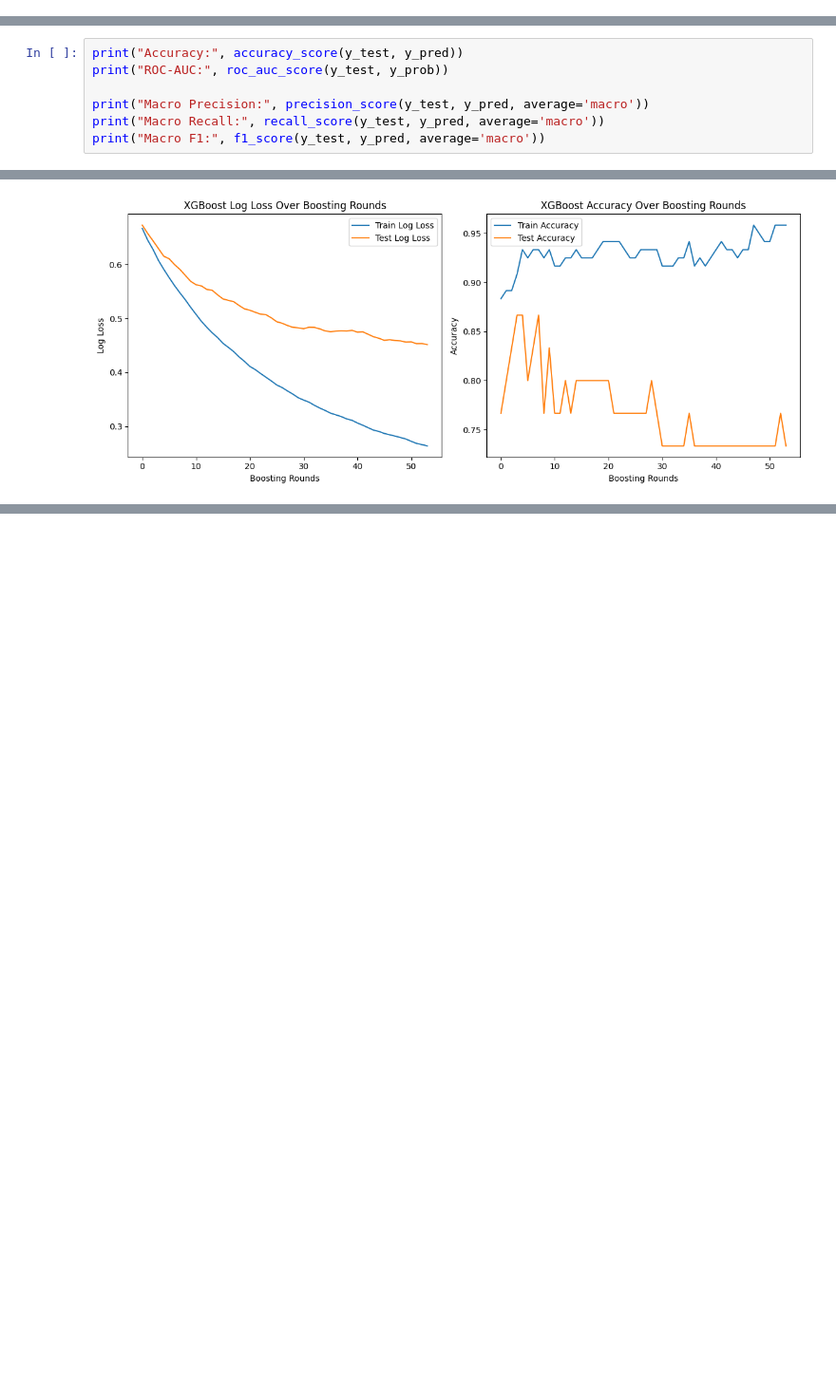
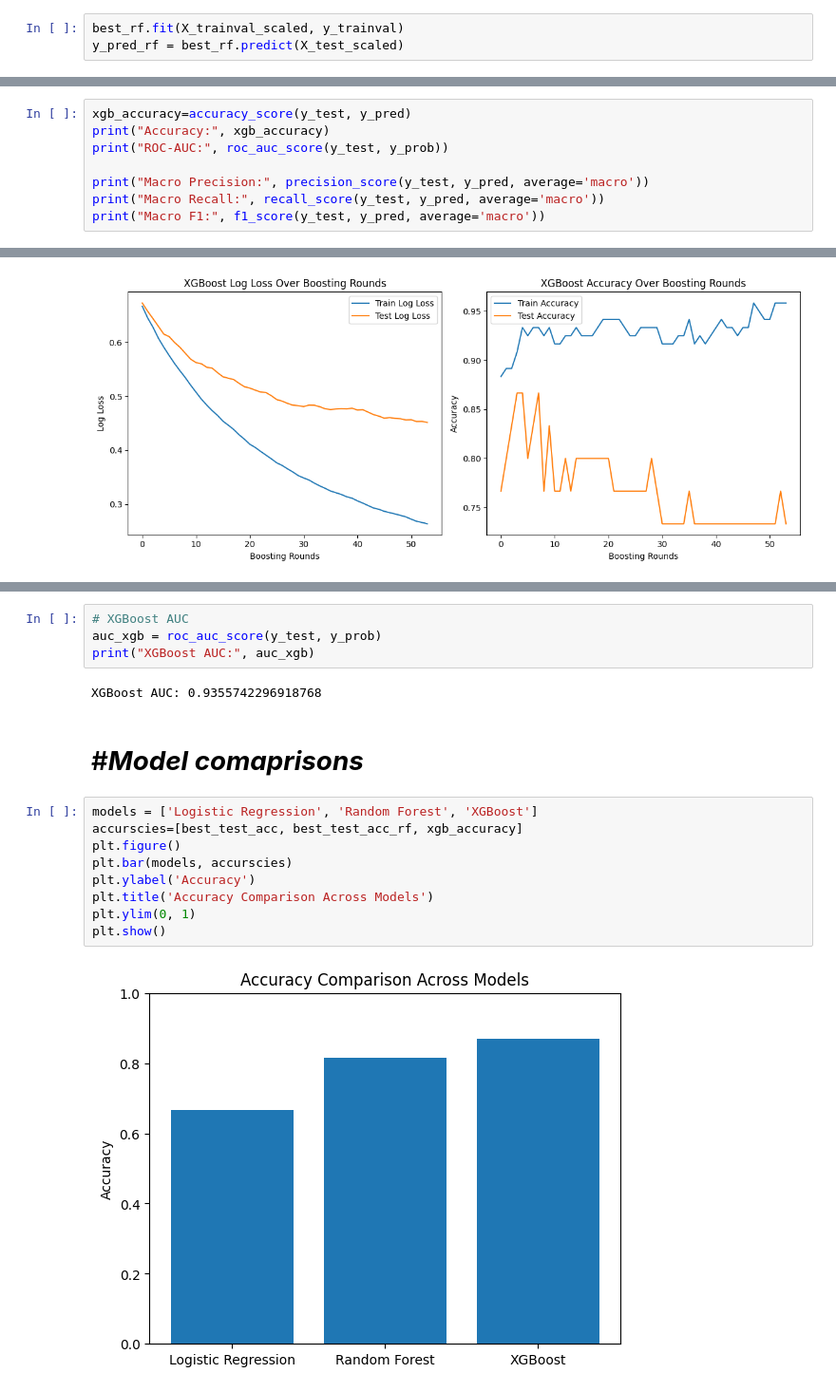
Before and after one commit to Dominic-George/Predicting-climate-linked-vector-borne-disease-outbreaks, a Jupyter notebook: Final_projject_5.ipynb, the cells around one changed output, grey strips where cells are left out. Shown at 95% size. Cells and saved outputs as stored; diff of their text form; blank space fills up the shorter version.

```diff
--- a/Final_projject_5.ipynb
+++ b/Final_projject_5.ipynb
@@ -1221,3 +1291,6 @@ Random Forest – Classification Report
    macro avg       0.87      0.86      0.87        38
 weighted avg       0.87      0.87      0.87        38
 [figure]
+# %%
+best_rf.fit(X_trainval_scaled, y_trainval)
+y_pred_rf = best_rf.predict(X_test_scaled)
@@ -1301,7 +1489,8 @@ best_threshold = thresholds[np.argmax(f1_scores)]
 
 y_pred = (y_prob >= best_threshold).astype(int)
 # %%
-print("Accuracy:", accuracy_score(y_test, y_pred))
+xgb_accuracy=accuracy_score(y_test, y_pred)
+print("Accuracy:", xgb_accuracy)
 print("ROC-AUC:", roc_auc_score(y_test, y_prob))
 
 print("Macro Precision:", precision_score(y_test, y_pred, average='macro'))
@@ -1367,0 +1598,19 @@ weighted avg       0.88      0.87      0.87        38
+# %%
+# XGBoost AUC
+auc_xgb = roc_auc_score(y_test, y_prob)
+print("XGBoost AUC:", auc_xgb)
+# %% [output]
+XGBoost AUC: 0.9355742296918768
+# %% [markdown]
+# #***Model comaprisons***
+# %%
+models = ['Logistic Regression', 'Random Forest', 'XGBoost']
+accurscies=[best_test_acc, best_test_acc_rf, xgb_accuracy]
+plt.figure()
+plt.bar(models, accurscies)
+plt.ylabel('Accuracy')
+plt.title('Accuracy Comparison Across Models')
+plt.ylim(0, 1)
+plt.show()
+# %% [output]
+[figure, added]
```
Also changed, not shown: parts of 28 cells of this notebook.
